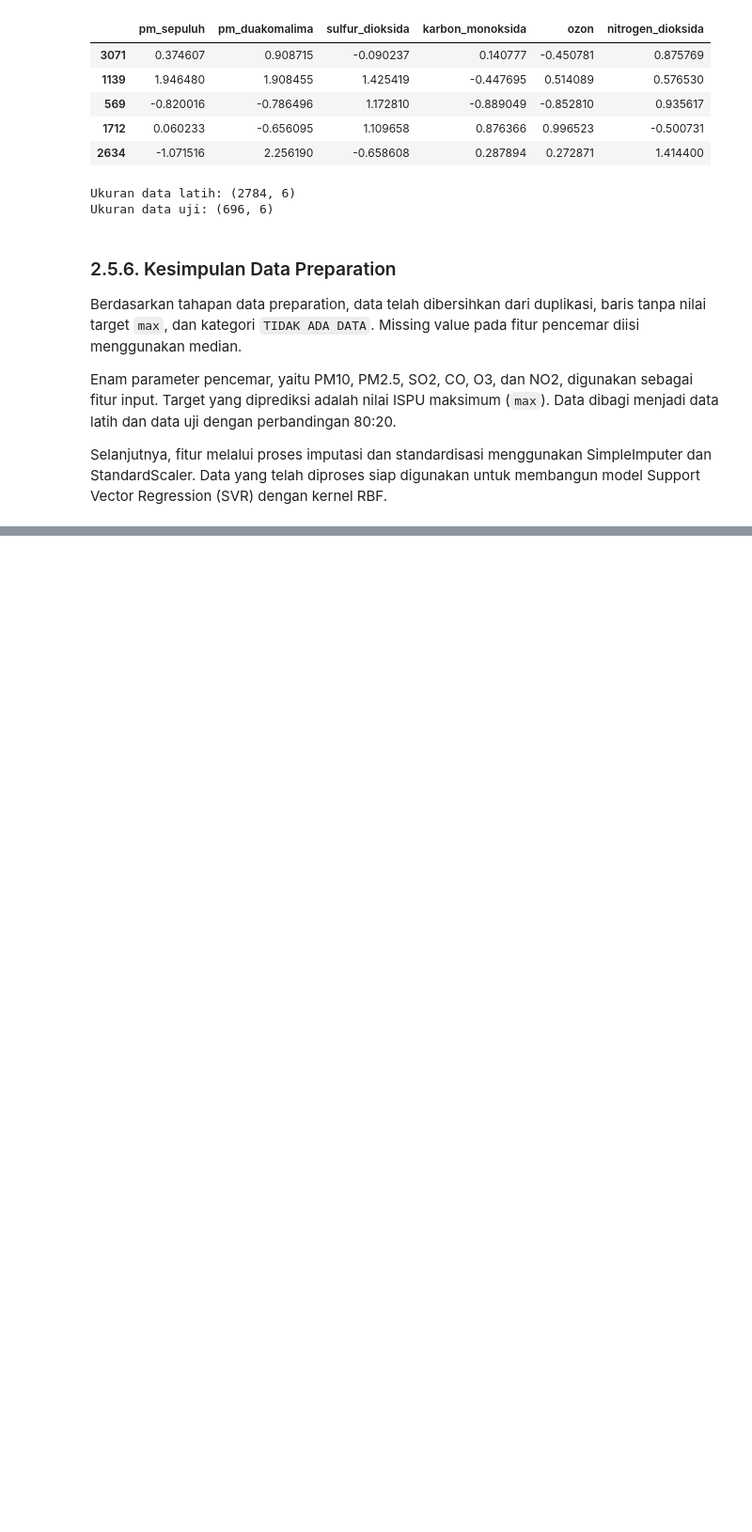
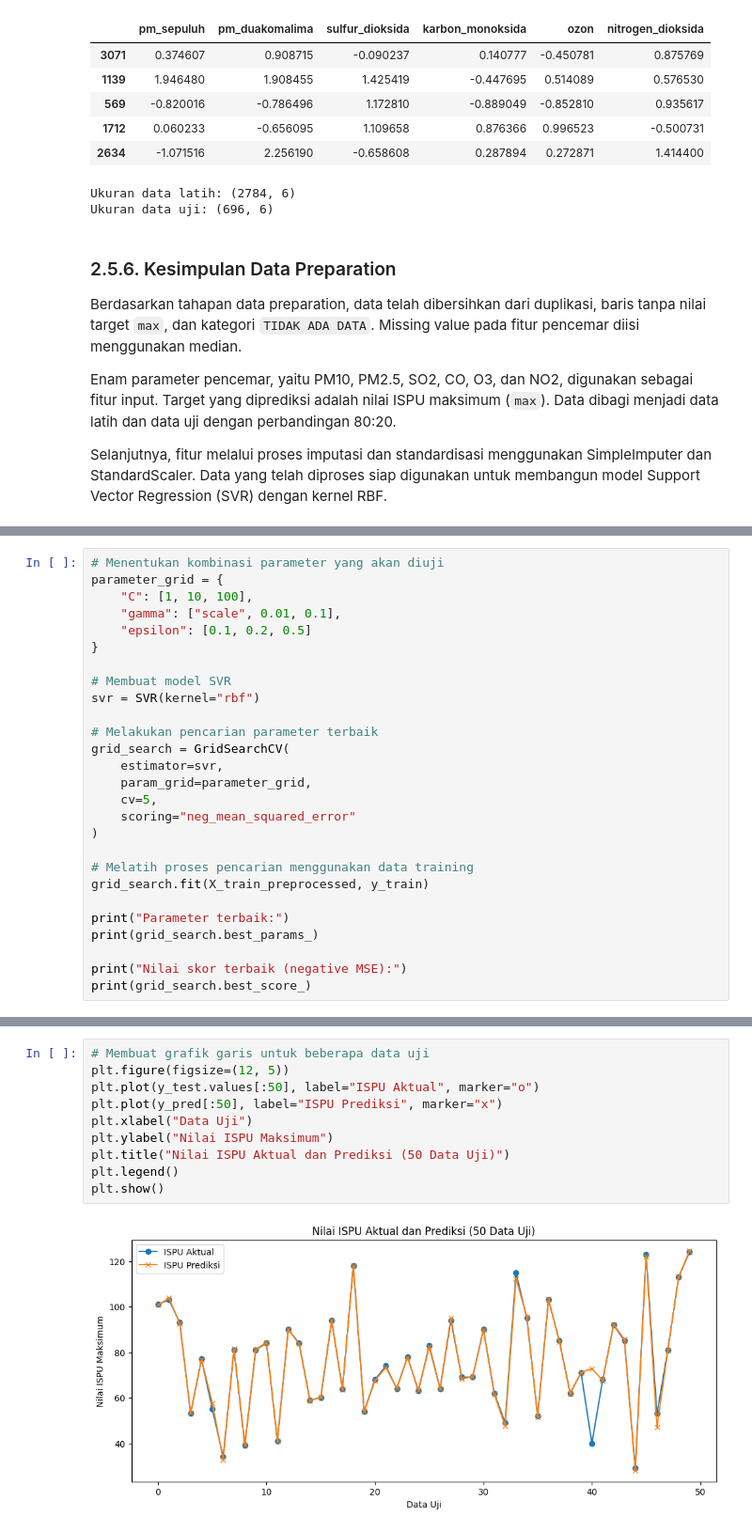
Before and after one commit to Cantikazahra/49_IF-E_titut-titut, a Jupyter notebook: Projek_ISPU.ipynb, the cells around one changed output, grey strips where cells are left out. Shown at 94% size. Saved outputs shown, nothing was run; the diff lists cells and outputs as text; blank space fills up the shorter version.

```diff
--- a/Projek_ISPU.ipynb
+++ b/Projek_ISPU.ipynb
@@ -995,0 +1045,27 @@ Selanjutnya, fitur melalui proses imputasi dan standardisasi menggunakan SimpleI
+# %%
+# Menentukan kombinasi parameter yang akan diuji
+parameter_grid = {
+    "C": [1, 10, 100],
+    "gamma": ["scale", 0.01, 0.1],
+    "epsilon": [0.1, 0.2, 0.5]
+}
+
+# Membuat model SVR
+svr = SVR(kernel="rbf")
+
+# Melakukan pencarian parameter terbaik
+grid_search = GridSearchCV(
+    estimator=svr,
+    param_grid=parameter_grid,
+    cv=5,
+    scoring="neg_mean_squared_error"
+)
+
+# Melatih proses pencarian menggunakan data training
+grid_search.fit(X_train_preprocessed, y_train)
+
+print("Parameter terbaik:")
+print(grid_search.best_params_)
+
+print("Nilai skor terbaik (negative MSE):")
+print(grid_search.best_score_)
@@ -995,0 +1143,12 @@ Selanjutnya, fitur melalui proses imputasi dan standardisasi menggunakan SimpleI
+# %%
+# Membuat grafik garis untuk beberapa data uji
+plt.figure(figsize=(12, 5))
+plt.plot(y_test.values[:50], label="ISPU Aktual", marker="o")
+plt.plot(y_pred[:50], label="ISPU Prediksi", marker="x")
+plt.xlabel("Data Uji")
+plt.ylabel("Nilai ISPU Maksimum")
+plt.title("Nilai ISPU Aktual dan Prediksi (50 Data Uji)")
+plt.legend()
+plt.show()
+# %% [output]
+[figure, added]
```
Also changed, not shown: parts of 16 cells of this notebook.
